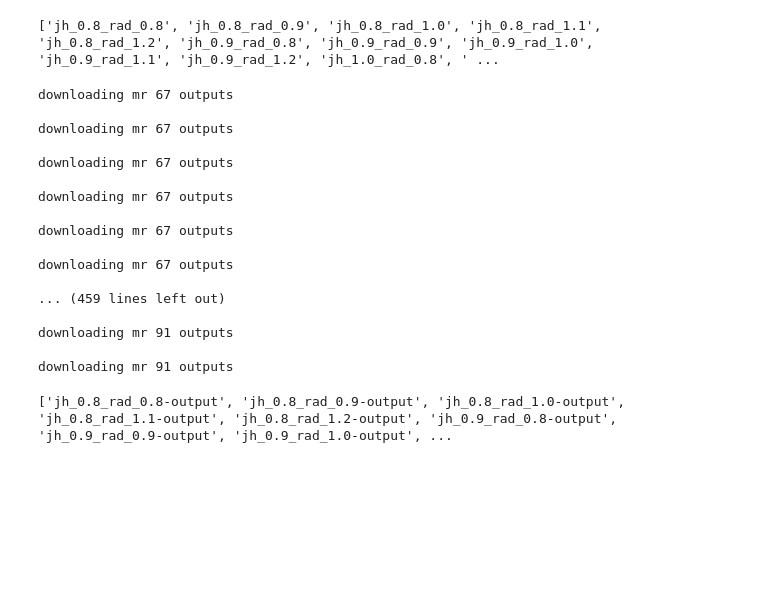
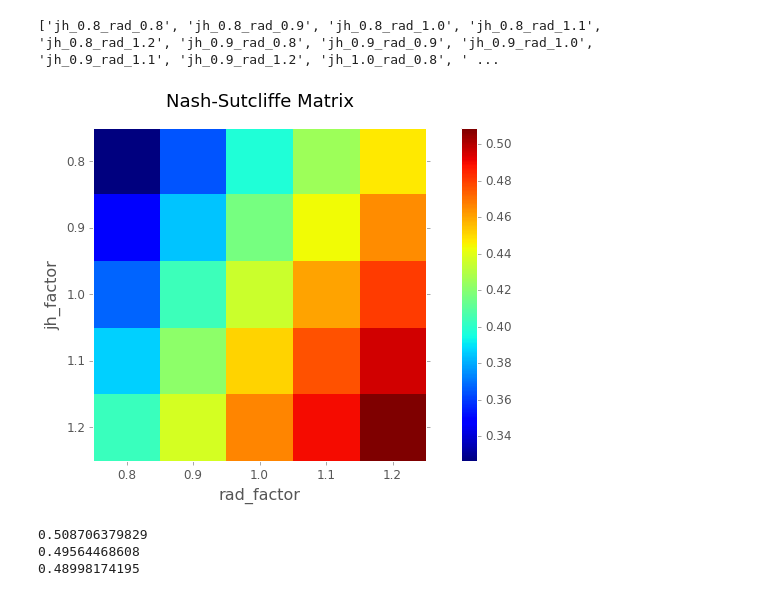
Before and after one commit to VirtualWatershed/capstone, a Jupyter notebook: parameterization.ipynb, the cells around one changed output. Saved outputs shown, nothing was run; the diff lists cells and outputs as text; code cells hidden in the pictures; blank space fills up the shorter version.

```diff
--- a/parameterization.ipynb
+++ b/parameterization.ipynb
@@ -237,40 +240,67 @@ from capstone_util import run_many_prms
 run_many_prms(scenario_dirs, token)
 # %%
 # downloads might fail, need to re-download by inspecting first id done and ranging to that id plus 25
-#from capstone_util import download_many_outputs
-#from jwt import TOKEN
-#token = TOKEN
-#mr_range = range(67, 67+25)
-#download_many_outputs(mr_range, token)
+from capstone_util import download_many_outputs
+from jwt import TOKEN
+token = TOKEN
+mr_range = range(67, 67+25)
+download_many_outputs(mr_range, token)
-# %% [output]
-downloading mr 67 outputs
-
-downloading mr 67 outputs
-
-downloading mr 67 outputs
-
-downloading mr 67 outputs
-
-downloading mr 67 outputs
-
-downloading mr 67 outputs
-
-... (459 lines left out)
-
-downloading mr 91 outputs
-
-downloading mr 91 outputs
 # %%
 # load each statsvar output into a dictionary entry as a series, keyed by output dir name
+import os
+from xarray import open_dataset
+
 output_dirs = glob.glob('*-output')
 print output_dirs
 modeled_flows = {
-    d: open_dataset(os.path.join(d, 'statsvar.nc')).cfs_sub_1
+    d: open_dataset(os.path.join(d, 'statsvar.nc')).sub_cfs_1.to_masked_array()
+    for d in output_dirs
 }
 # calculate Nash-Sutcliffe for each one
+d = open_dataset('data/data.nc')
+q_observed = d.runoff_3.to_masked_array()
+t = d.time
+d.close()
+nash_sutcliffe_vals = {
+    d: nash_sutcliffe(q_observed, modeled_flow)
+    for d, modeled_flow in modeled_flows.iteritems()
+}
 
 # matshow the result with scale values on each axis
+idx_lookup = {'0.8': 0, '0.9': 1, '1.0': 2, '1.1': 3, '1.2': 4}
+nash_sutcliffe_mat = np.zeros((5,5))
+for d, ns in nash_sutcliffe_vals.iteritems():
+    dspl = d.split('_')
+    jh_factor = dspl[1]
+    rad_factor = dspl[-1].split('-')[0]
+    coord = (idx_lookup[jh_factor], idx_lookup[rad_factor])
+    nash_sutcliffe_mat[coord] = ns
-# %% [output]
-['jh_0.8_rad_0.8-output', 'jh_0.8_rad_0.9-output', 'jh_0.8_rad_1.0-output', 'jh_0.8_rad_1.1-output', 'jh_0.8_rad_1.2-output', 'jh_0.9_rad_0.8-output', 'jh_0.9_rad_0.9-output', 'jh_0.9_rad_1.0-output', ...
+# %%
+fig, ax = plt.subplots()
+
+cax = ax.matshow(nash_sutcliffe_mat)
+tix = [0.8, 0.9, 1.0, 1.1, 1.2]
+plt.xticks(range(5), tix)
+plt.yticks(range(5), tix)
+
+
+ax.xaxis.set_ticks_position('bottom')
+plt.ylabel('jh_factor')
+plt.xlabel('rad_factor')
+
+plt.title('Nash-Sutcliffe Matrix')
+plt.grid(b=False)
+cbar = fig.colorbar(cax)
+# %% [output]
+[figure, added]
+# %%
+# spot check to make sure our indexing was correct
+print nash_sutcliffe_vals['jh_1.2_rad_1.2-output']
+print nash_sutcliffe_vals['jh_1.1_rad_1.2-output']
+print nash_sutcliffe_vals['jh_1.2_rad_1.1-output']
+# %% [output]
+0.508706379829
+0.49564468608
+0.48998174195
 # %%
 # as a further demo, plot five slices across jh coefficient with five plots of varying rad_trncf
```
Also changed, not shown: parts of 5 cells of this notebook, 1 other file.
